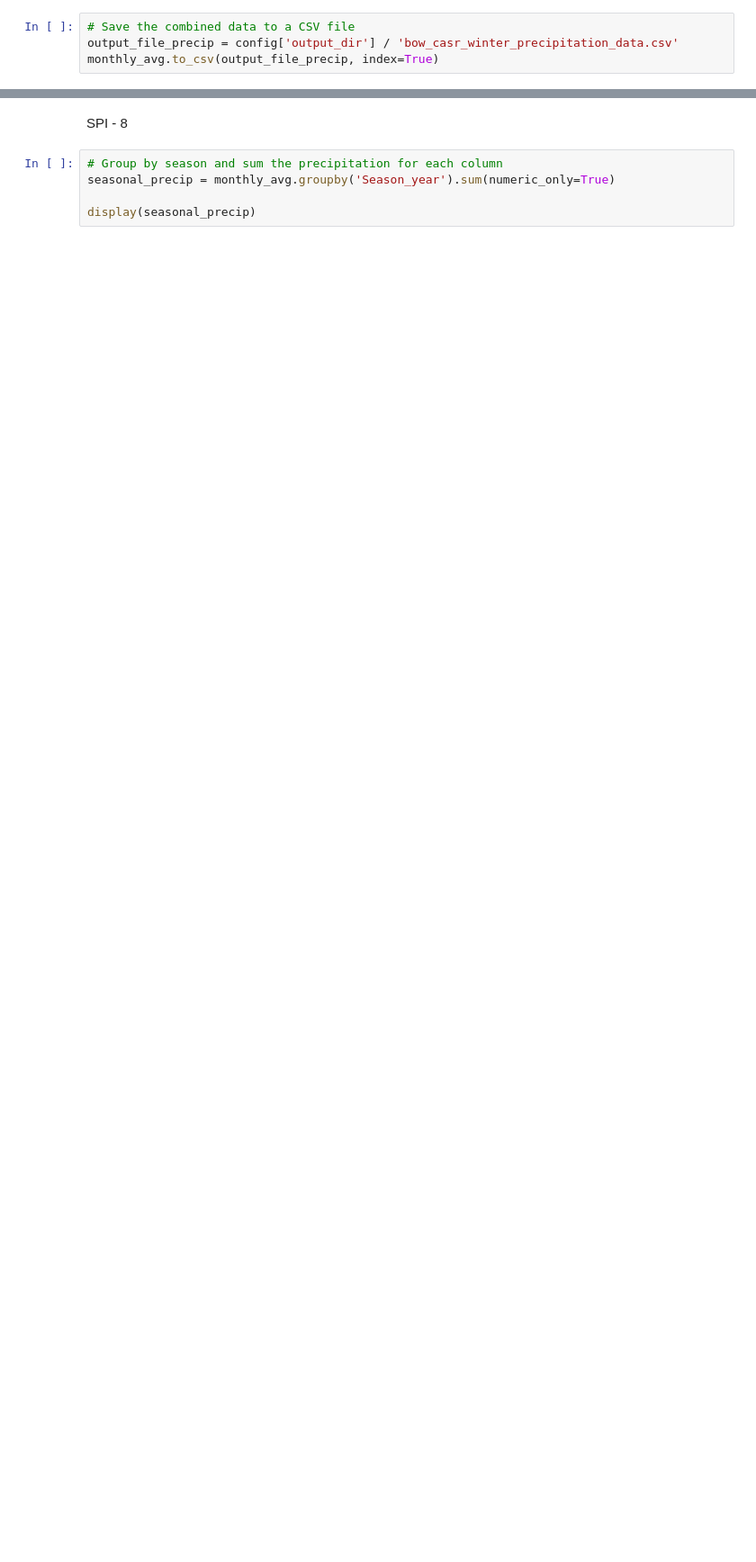
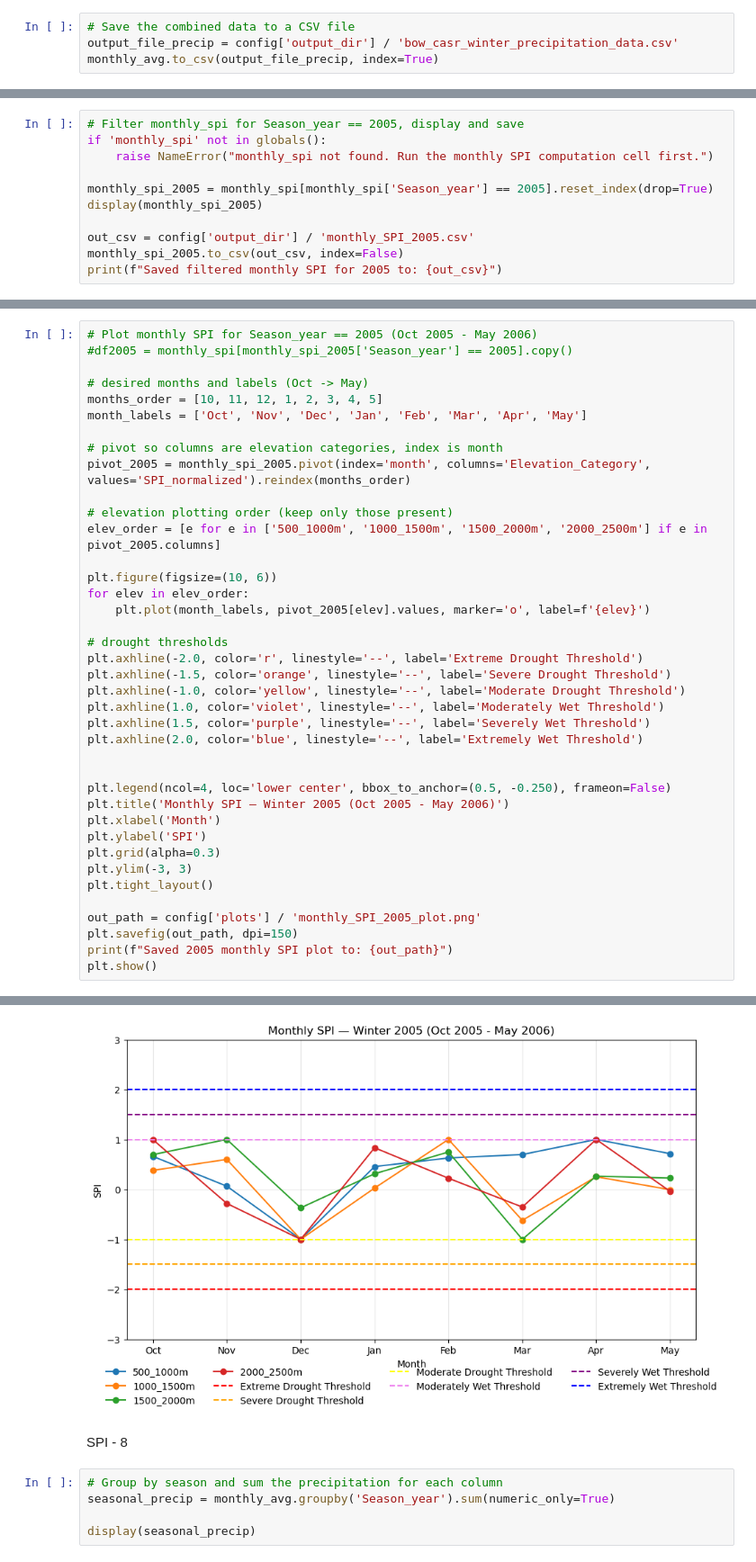
Before and after one commit to Nadiesenali/snowdroughtindex-main, a Jupyter notebook: notebooks/workflows/6_indices_comparison.ipynb, the cells around one changed output, grey strips where cells are left out. Shown at 90% size. Cells and saved outputs as stored; diff of their text form; blank space fills up the shorter version.

```diff
--- a/notebooks/workflows/6_indices_comparison.ipynb
+++ b/notebooks/workflows/6_indices_comparison.ipynb
@@ -696,0 +944,11 @@ monthly_avg.to_csv(output_file_precip, index=True)
+# %%
+# Filter monthly_spi for Season_year == 2005, display and save
+if 'monthly_spi' not in globals():
+    raise NameError("monthly_spi not found. Run the monthly SPI computation cell first.")
+
+monthly_spi_2005 = monthly_spi[monthly_spi['Season_year'] == 2005].reset_index(drop=True)
+display(monthly_spi_2005)
+
+out_csv = config['output_dir'] / 'monthly_SPI_2005.csv'
+monthly_spi_2005.to_csv(out_csv, index=False)
+print(f"Saved filtered monthly SPI for 2005 to: {out_csv}")
@@ -696,0 +1043,40 @@ monthly_avg.to_csv(output_file_precip, index=True)
+# %%
+# Plot monthly SPI for Season_year == 2005 (Oct 2005 - May 2006)
+#df2005 = monthly_spi[monthly_spi_2005['Season_year'] == 2005].copy()
+
+# desired months and labels (Oct -> May)
+months_order = [10, 11, 12, 1, 2, 3, 4, 5]
+month_labels = ['Oct', 'Nov', 'Dec', 'Jan', 'Feb', 'Mar', 'Apr', 'May']
+
+# pivot so columns are elevation categories, index is month
+pivot_2005 = monthly_spi_2005.pivot(index='month', columns='Elevation_Category', values='SPI_normalized').reindex(months_order)
+
+# elevation plotting order (keep only those present)
+elev_order = [e for e in ['500_1000m', '1000_1500m', '1500_2000m', '2000_2500m'] if e in pivot_2005.columns]
+
+plt.figure(figsize=(10, 6))
+for elev in elev_order:
+    plt.plot(month_labels, pivot_2005[elev].values, marker='o', label=f'{elev}')
+
+# drought thresholds
+plt.axhline(-2.0, color='r', linestyle='--', label='Extreme Drought Threshold')
+plt.axhline(-1.5, color='orange', linestyle='--', label='Severe Drought Threshold')
+plt.axhline(-1.0, color='yellow', linestyle='--', label='Moderate Drought Threshold')
+plt.axhline(1.0, color='violet', linestyle='--', label='Moderately Wet Threshold')
+plt.axhline(1.5, color='purple', linestyle='--', label='Severely Wet Threshold')
+plt.axhline(2.0, color='blue', linestyle='--', label='Extremely Wet Threshold')
+
+
+plt.legend(ncol=4, loc='lower center', bbox_to_anchor=(0.5, -0.250), frameon=False)
+plt.title('Monthly SPI — Winter 2005 (Oct 2005 - May 2006)')
+plt.xlabel('Month')
+plt.ylabel('SPI')
+plt.grid(alpha=0.3)
+plt.ylim(-3, 3)
+plt.tight_layout()
+
+out_path = config['plots'] / 'monthly_SPI_2005_plot.png'
+plt.savefig(out_path, dpi=150)
+print(f"Saved 2005 monthly SPI plot to: {out_path}")
+plt.show()
+# %% [output]
@@ -697,3 +1092,4 @@ monthly_avg.to_csv(output_file_precip, index=True)
+[figure, added]
 # %% [markdown]
 SPI - 8
 # %%
```
Also changed, not shown: parts of 35 cells of this notebook, 2 other files.
